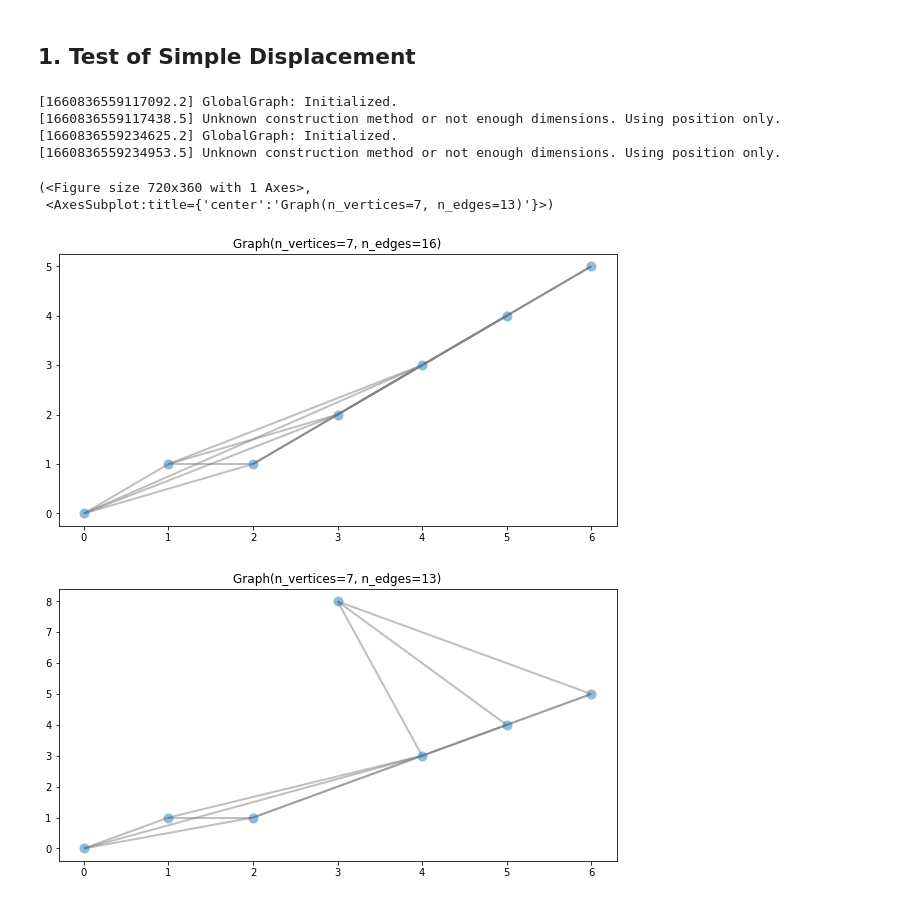
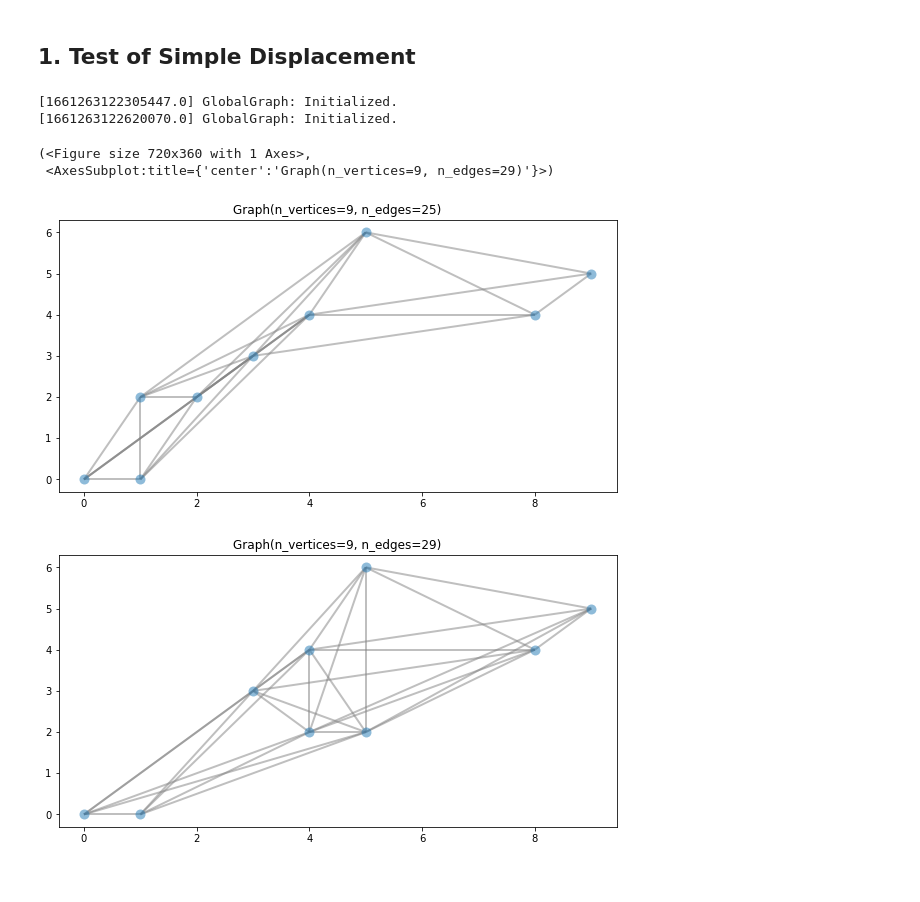
Before and after one commit to ethz-asl/fgsp, a Jupyter notebook: src/hiearchy_test.ipynb, the cells around one changed output. Drawn from its saved outputs; the diff is of its cells as text; code cells hidden in the pictures.

```diff
--- a/src/hiearchy_test.ipynb
+++ b/src/hiearchy_test.ipynb
@@ -34,22 +31,23 @@ def create_signal_from_traj(traj):
 ## 1. Test of Simple Displacement
 # %%
 config = ClientConfig()
+config.construction_method = 'r3'
 
-opt_traj = np.array([[0,0,0,0],[1,1,0,1],[2,1,2,1],[3,2,2,1],[4,3,3,1],[5,4,4,1],[6,5,6,2]])
+opt_traj = np.array([[0,0,0,0,0],[0,1,1,0,1],[0,2,1,2,1],[1,3,2,2,1],[1,4,3,3,1],[1,5,4,4,1],[2,6,5,6,2], [2,7,8,4,2], [2,8,9,5,2]])
 opt_graph = GlobalGraph(config)
-opt_graph.build_from_poses(opt_traj)
+opt_graph.build_from_poses(opt_traj[:,2:])
 opt_graph.G.plot()
 
-est_traj = np.array([[0,0,0,0],[1,1,0,1],[2,1,2,1],[3,8,2,1],[4,3,3,1],[5,4,4,1],[6,5,6,2]])
+est_traj = np.array([[0,0,0,0,0],[0,1,1,0,1],[0,2,4,2,1],[1,3,5,2,1],[1,4,3,3,1],[1,5,4,4,1],[2,6,5,6,2], [2,7,8,4,2], [2,8,9,5,2]])
 est_graph = GlobalGraph(config)
-est_graph.build_from_poses(est_traj)
+# est_graph.build_from_poses(est_traj[:,2:])
+# est_graph.G.coords = est_traj[:,2:]
+est_graph.build_from_poses(est_traj[:,2:])
 est_graph.G.plot()
 # %% [output]
-[1660836559117092.2] GlobalGraph: Initialized.
-[1660836559117438.5] Unknown construction method or not enough dimensions. Using position only.
-[1660836559234625.2] GlobalGraph: Initialized.
-[1660836559234953.5] Unknown construction method or not enough dimensions. Using position only.
+[1661263122305447.0] GlobalGraph: Initialized.
+[1661263122620070.0] GlobalGraph: Initialized.
 (<Figure size 720x360 with 1 Axes>,
- <AxesSubplot:title={'center':'Graph(n_vertices=7, n_edges=13)'}>)
+ <AxesSubplot:title={'center':'Graph(n_vertices=9, n_edges=29)'}>)
-[figure, old version]
+[figure, new version]
-[figure, old version]
+[figure, new version]
```
Also changed, not shown: parts of 6 cells of this notebook, 1 other file.
